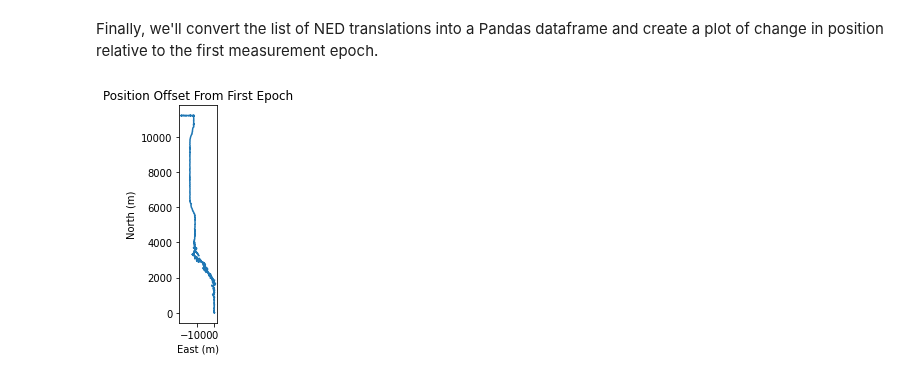
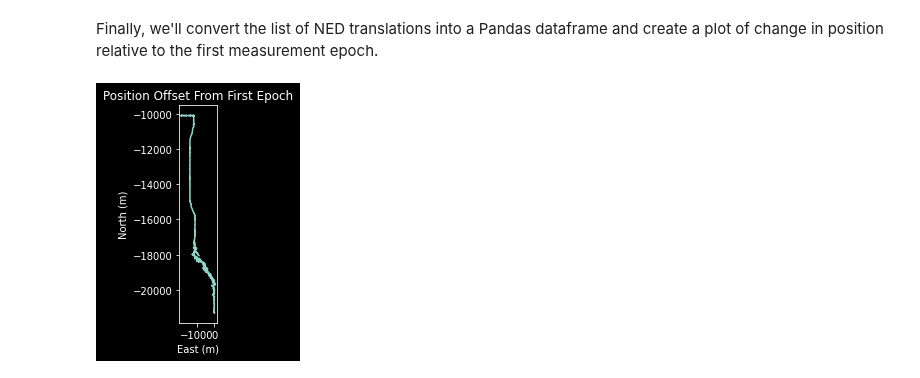
Before and after one commit to johnsonmitchelld/gnss-analysis, a Jupyter notebook: notebooks/simple_least_squares.ipynb, the cells around one changed output. Drawn from its saved outputs; the diff is of its cells as text; code cells hidden in the pictures.

```diff
--- a/notebooks/simple_least_squares.ipynb
+++ b/notebooks/simple_least_squares.ipynb
@@ -132,7 +27,7 @@ The import process and data directory determination below assume that the Python
 # %%
 import sys, os, csv
 parent_directory = os.path.split(os.getcwd())[0]
-data_directory = os.path.join(parent_directory, 'data')
+ephemeris_data_directory = os.path.join(parent_directory, 'data')
 sys.path.insert(0, parent_directory)
 from datetime import datetime, timezone, timedelta
 import pandas as pd
@@ -246,10 +171,16 @@ This process is a bit of a pain, so I wrote a Python module to handle the detail
 # %%
-manager = EphemerisManager(data_directory)
+manager = EphemerisManager(ephemeris_data_directory)
 
-epoch = 1
-one_epoch = measurements.loc[(measurements['Epoch'] == epoch) & (measurements['prSeconds'] < 0.1)].drop_duplicates(subset='SvName')
-timestamp = one_epoch.iloc[0]['UnixTime'].to_pydatetime(warn=False)
-one_epoch.set_index('SvName', inplace=True)
+epoch = 0
+num_sats = 0
+while num_sats < 5 :
+    one_epoch = measurements.loc[(measurements['Epoch'] == epoch) & (measurements['prSeconds'] < 0.1)].drop_duplicates(subset='SvName')
+    timestamp = one_epoch.iloc[0]['UnixTime'].to_pydatetime(warn=False)
+    one_epoch.set_index('SvName', inplace=True)
+    num_sats = len(one_epoch.index)
+    epoch += 1
 
 sats = one_epoch.index.unique().tolist()
 ephemeris = manager.get_ephemeris(timestamp, sats)
+print(timestamp)
+print(one_epoch[['UnixTime', 'tTxSeconds', 'GpsWeekNumber']])
@@ -574,8 +528,7 @@ Looks like it worked! The pseudorange residual is in the tens of meters, which i
 
 Now let's wrap this entire process into a loop to calculate receiver position for every measurement epoch in the dataset with more than 4 satellite measurements.
 # %%
-lla_list = []
-ned_list = []
+ecef_list = []
 for epoch in measurements['Epoch'].unique():
     one_epoch = measurements.loc[(measurements['Epoch'] == epoch) & (measurements['prSeconds'] < 0.1)]
     one_epoch = one_epoch.drop_duplicates(subset='SvName').set_index('SvName')
@@ -590,20 +543,24 @@ for epoch in measurements['Epoch'].unique():
         pr = pr.to_numpy()
 
         x, b, dp = least_squares(xs, pr, x, b)
-        lla = navpy.ecef2lla(x)
-        lla_list.append(lla)
-        ned_list.append(navpy.lla2ned(lla[0], lla[1], lla[2], lla_list[0][0], lla_list[0][1], lla_list[0][2]))
+        ecef_list.append(x)
+
+ecef_array = np.stack(ecef_list, axis=0)
+lla_array = np.stack(navpy.ecef2lla(ecef_array), axis=1)
+ref_lla = lla_array[0, :]
+ned_array = navpy.ecef2ned(ecef_array, ref_lla[0], ref_lla[1], ref_lla[2])
 # %% [markdown]
 Finally, we'll convert the list of NED translations into a Pandas dataframe and create a plot of change in position relative to the first measurement epoch.
 # %%
 import matplotlib.pyplot as plt
-ned_df = pd.DataFrame(ned_list, columns=['N', 'E', 'D'])
+ned_df = pd.DataFrame(ned_array, columns=['N', 'E', 'D'])
+plt.style.use('dark_background')
 plt.plot(ned_df['E'], ned_df['N'])
 
 # Add titles
 plt.title('Position Offset From First Epoch')
 plt.xlabel("East (m)")
 plt.ylabel("North (m)")
 plt.gca().set_aspect('equal', adjustable='box')
 # %% [output]
-[figure, old version]
+[figure, new version]
```
Also changed, not shown: parts of 15 cells of this notebook, 1 other file.
